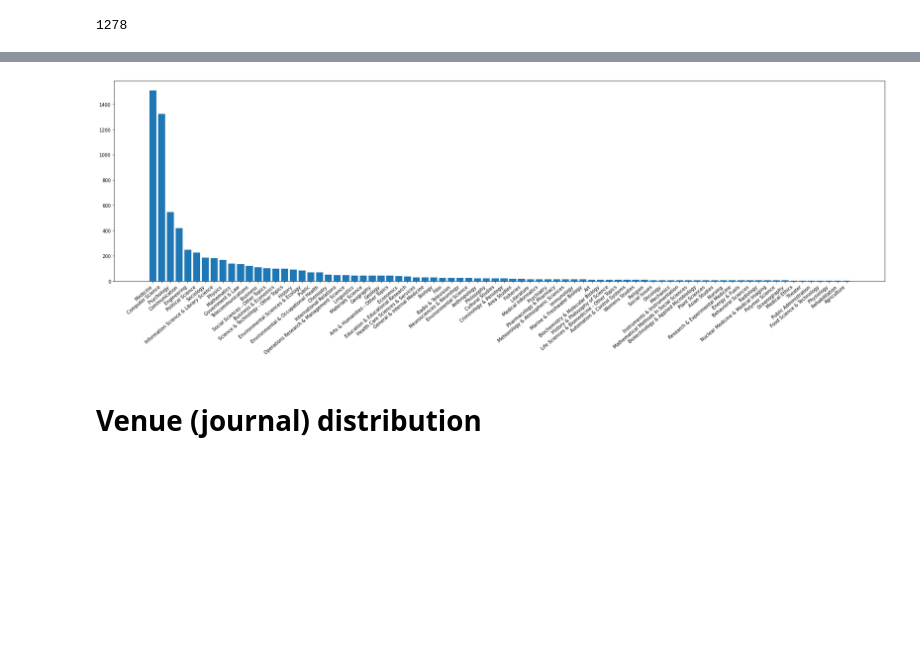
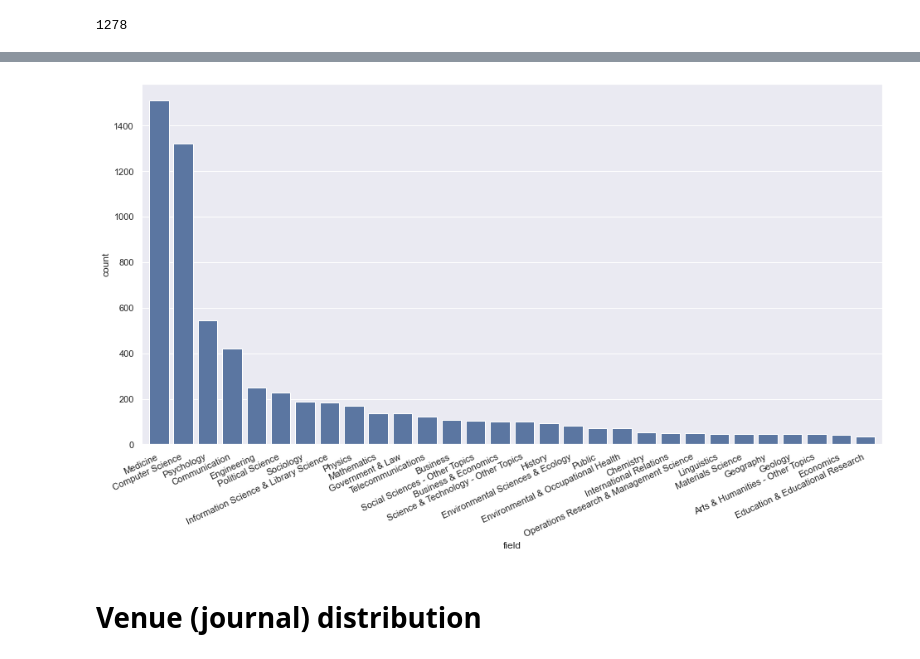
Before and after one commit to HuyenNguyenHelen/Misinformation, a Jupyter notebook: Data analysis/Descriptive analysis/Descriptive analysis.ipynb, the cells around one changed output, grey strips where cells are left out. Cells and saved outputs as stored; diff of their text form; code cells hidden in the pictures; blank space fills up the shorter version.

```diff
--- a/Data analysis/Descriptive analysis/Descriptive analysis.ipynb
+++ b/Data analysis/Descriptive analysis/Descriptive analysis.ipynb
@@ -31,8 +31,9 @@ dtype: int64
 data['year'] = data['year'].astype('int32')
 print(data['year'].value_counts())
 plt.figure(figsize=(12,8))
-sns.countplot(x='year', data=data)
-plt.xticks(rotation = 40, ha = 'right')
+sns.set_theme(style="darkgrid")
+sns.countplot(x='year', palette = "crest", data=data) #color="salmon",
+plt.xticks( ha = 'right') #rotation = 0,
 plt.show()
 # %% [output]
 2021    1716
@@ -55,8 +56,9 @@ Name: year, dtype: int64
 # %%
 data['query'] = data['query'].replace('Spam', 'spam') # I forgot to normalize this bf
 print(data['query'].value_counts())
-sns.countplot(x='query', data=data)
-plt.xticks(rotation = 40, ha = 'right')
+sns.set_theme(style="darkgrid")
+sns.countplot(y='query', data=data)
+plt.xticks(rotation = 0, ha = 'right')
 plt.show()
 # %% [output]
 misinformation    1498
@@ -103,7 +105,8 @@ count_fields = {}
 for item in all_fieldofstudy:
     count_fields[item] = count_fields.get(item, 0)+1
 len(count_fields)
-sorted_count_fields = {k:v for k, v in sorted(count_fields.items(), key=lambda item: item[1], reverse=True) }
+n_top = 30
+sorted_count_fields = {k:v for k, v in sorted(count_fields.items(), key=lambda item: item[1], reverse=True)[:n_top] }
 print('the number of fields of study: ', len(sorted_count_fields))
 slice_count_fields = {k:v for k, v in sorted_count_fields.items() if v>5}
 print('the number of fields > 5 frequences:  ', len(slice_count_fields))
@@ -130,0 +134,3 @@ the number of fields > 5 frequences:   80
+# %%
+df_slice_count_fields = pd.DataFrame(slice_count_fields.items(), columns = ['field', 'count'])
+df_slice_count_fields
@@ -131,11 +155,13 @@ the number of fields > 5 frequences:   80
 # %%
-plt.figure(figsize=(30,8))
-plt.bar(range(len(slice_count_fields)), list(slice_count_fields.values()), tick_label= list(slice_count_fields.keys()))
-plt.xticks(rotation = 40, ha = 'right')
-plt.tick_params(axis='both', which='minor', labelsize=4)
+plt.figure(figsize=(16,8))
+# plt.bar(range(len(slice_count_fields)), list(slice_count_fields.values()), tick_label= list(slice_count_fields.keys()))
+sns.barplot(x = 'field', y = 'count', data = df_slice_count_fields, color='b', saturation=0.70)
+plt.xticks(rotation = 25, ha = 'right')
+plt.tick_params(axis='both', which='minor', labelsize=6)
+plt.margins(x=0.01)
 plt.show()
 # %% [output]
-[figure, old version]
+[figure, new version]
 # %% [markdown]
 # Venue (journal) distribution
 # %%
```
Also changed, not shown: parts of 6 cells of this notebook.
